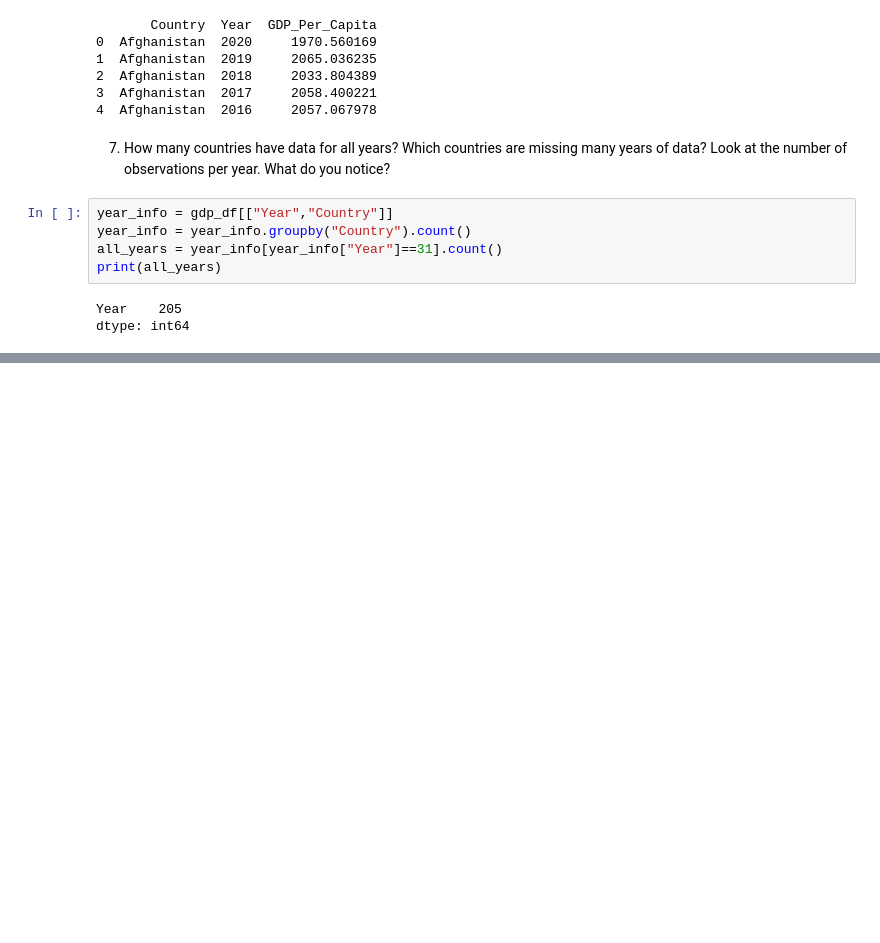
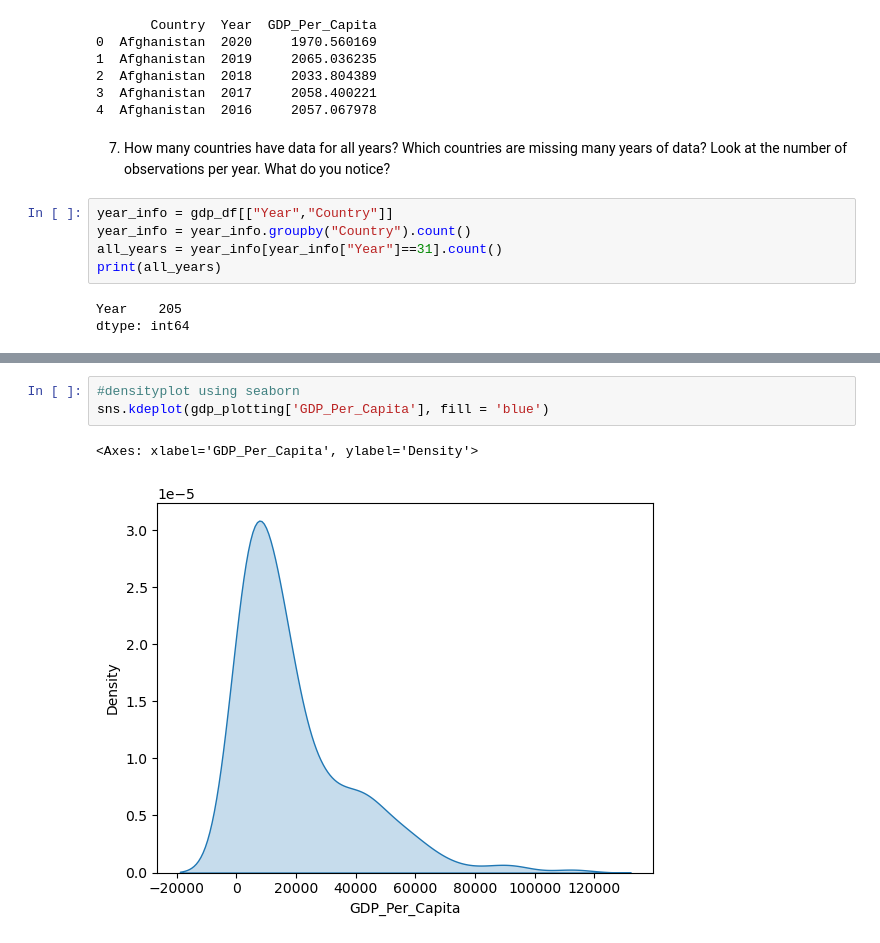
Before and after one commit to CaitlinC91/gdp-and-internet-usage-CaitlinC91, a Jupyter notebook: notebooks/un_gdp_internet_project.ipynb, the cells around one changed output, grey strips where cells are left out. Drawn from its saved outputs; the diff is of its cells as text; blank space fills up the shorter version.

```diff
--- a/notebooks/un_gdp_internet_project.ipynb
+++ b/notebooks/un_gdp_internet_project.ipynb
@@ -75,0 +78,6 @@ array([[<Axes: title={'center': 'Year'}>,
+# %%
+#densityplot using seaborn
+sns.kdeplot(gdp_plotting['GDP_Per_Capita'], fill = 'blue')
+# %% [output]
+<Axes: xlabel='GDP_Per_Capita', ylabel='Density'>
+[figure, added]
```
Also changed, not shown: parts of 5 cells of this notebook.
